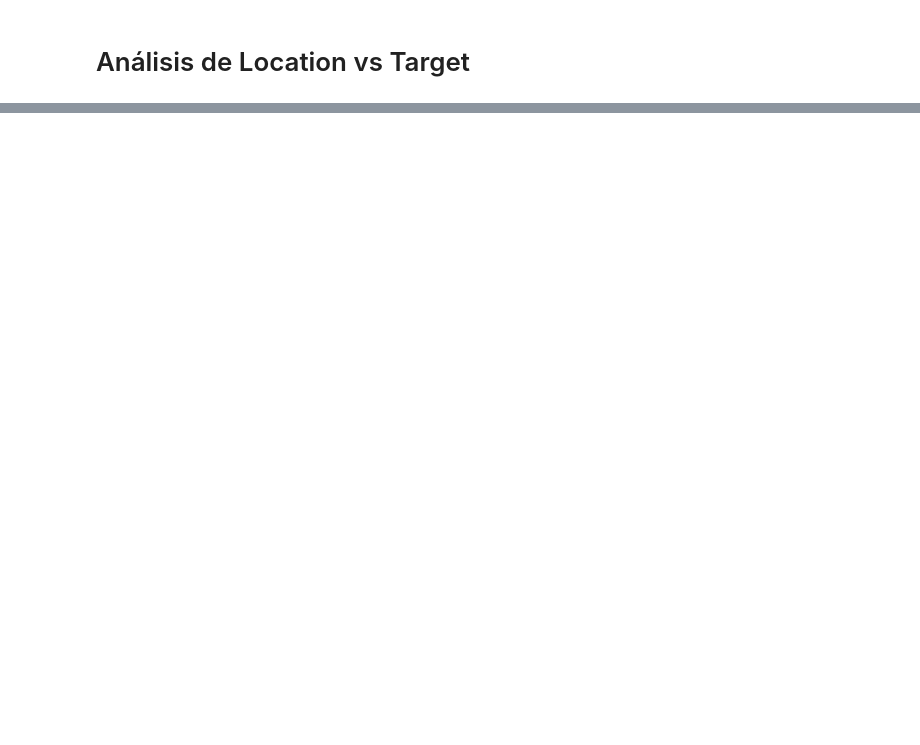
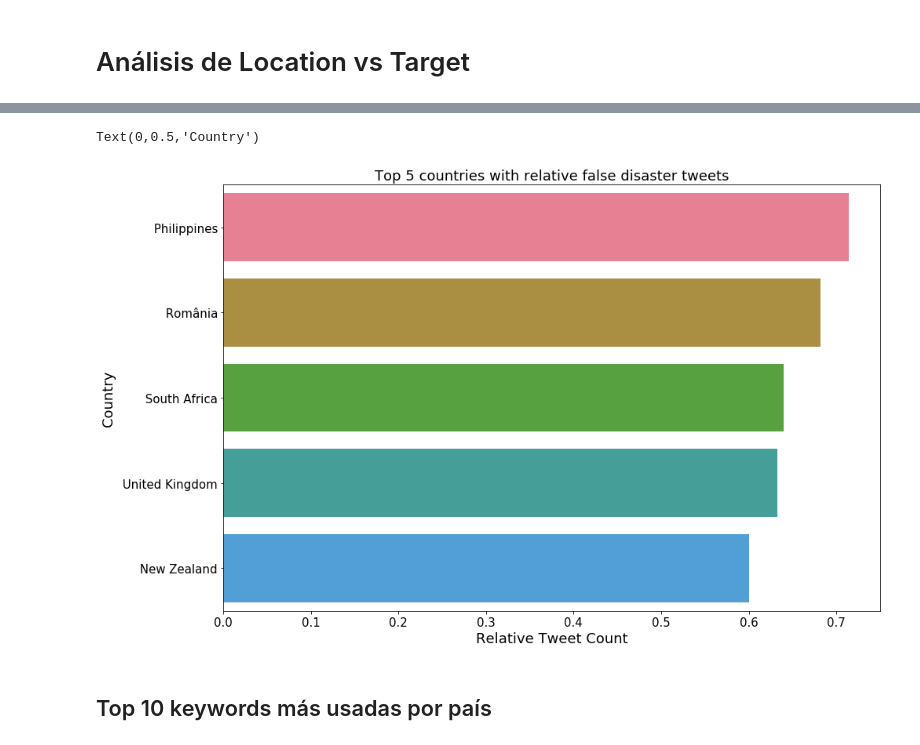
Before and after one commit to danielacarrero/orga-datos, a Jupyter notebook: TP1/analysis.ipynb, the cells around one changed output, grey strips where cells are left out. Drawn from its saved outputs; the diff is of its cells as text; code cells hidden in the pictures; blank space fills up the shorter version.

Commit message:
location analysis & location vs keyword, target

```diff
--- a/TP1/analysis.ipynb
+++ b/TP1/analysis.ipynb
@@ -347,0 +360,4 @@ g.legend(loc='upper left')
+# %%
+count_by_country = count_by_country.merge(targeted_tweets_location, left_on='country', right_on='country')
+count_by_country.loc[:,'relative_targeted_ctry_count'] = count_by_country.loc[:,'targeted_ctry_count'] / count_by_country.loc[:, 'ctry_count']
+count_by_country.sample(5)
@@ -347,0 +396,5 @@ g.legend(loc='upper left')
+# %%
+not_targeted_tweets_location = tweets_location.loc[tweets_location['target'] == 0].groupby(['country']).size().to_frame()
+not_targeted_tweets_location.reset_index(inplace=True)
+not_targeted_tweets_location.columns = ['country','not_targeted_ctry_count']
+not_targeted_tweets_location.head(3)
@@ -347,0 +406,4 @@ g.legend(loc='upper left')
+# %%
+count_by_country = count_by_country.merge(not_targeted_tweets_location, left_on='country', right_on='country')
+count_by_country.loc[:,'relative_not_targeted_ctry_count'] = count_by_country.loc[:,'not_targeted_ctry_count'] / count_by_country.loc[:, 'ctry_count']
+count_by_country.head(5)
@@ -347,0 +417,3 @@ g.legend(loc='upper left')
+# %%
+top_5_ctry_not_targeted = count_by_country.loc[count_by_country['ctry_count'] > 20].nlargest(5, ['relative_not_targeted_ctry_count'])
+top_5_ctry_not_targeted
@@ -347,0 +427,15 @@ g.legend(loc='upper left')
+# %%
+fig, ax = plt.subplots(figsize=(15,10))
+ax.tick_params(axis="x", labelsize=15)
+ax.tick_params(axis="y", labelsize=15)
+g = sns.barplot(x=top_5_ctry_not_targeted['relative_not_targeted_ctry_count'], y=top_5_ctry_not_targeted['country'],
+               orient='h')
+
+g.set_title('Top 5 countries with relative false disaster tweets', fontsize=18)
+g.set_xlabel('Relative Tweet Count', fontsize=18)
+g.set_ylabel('Country', fontsize=18)
+# %% [output]
+Text(0,0.5,'Country')
+[figure, added]
+# %% [markdown]
+## Top 10 keywords más usadas por país
```
Also changed, not shown: parts of 26 cells of this notebook.
